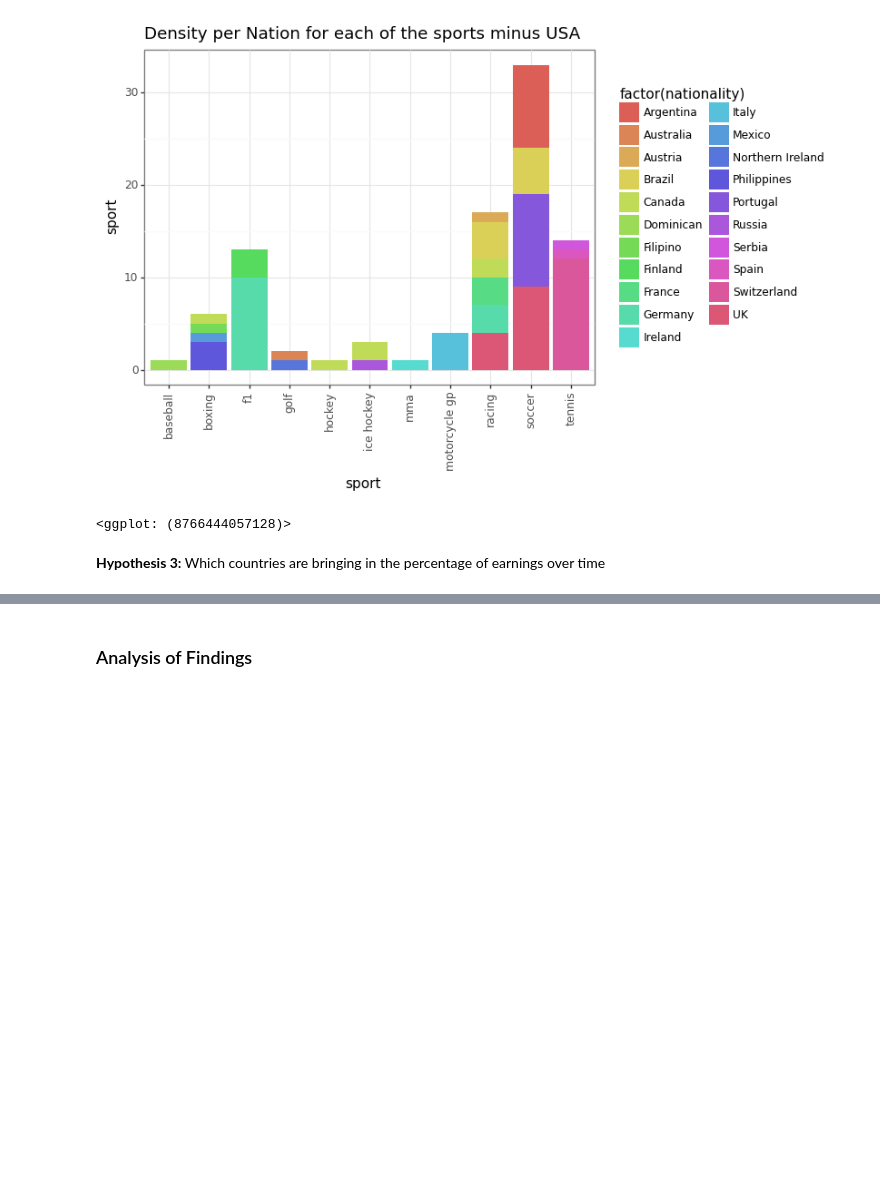
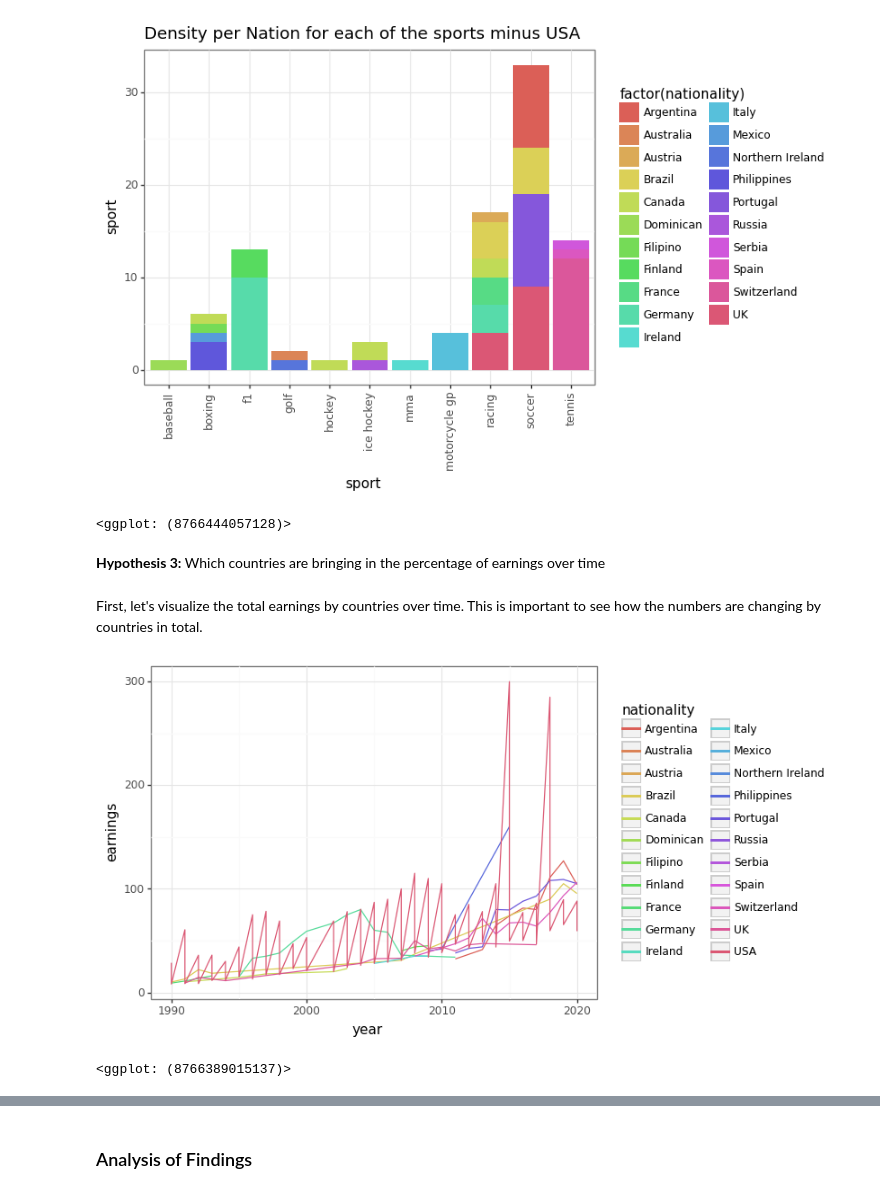
Before and after one commit to zoeshenrw/databootcamp-midterm, a Jupyter notebook: Nathan_Portion.ipynb, the cells around one changed output, grey strips where cells are left out. Saved outputs shown, nothing was run; the diff lists cells and outputs as text; code cells hidden in the pictures; blank space fills up the shorter version.

```diff
--- a/Nathan_Portion.ipynb
+++ b/Nathan_Portion.ipynb
@@ -122,5 +122,12 @@ Now, let's get down to seeing the density by sports with America not in the mix.
 # %% [markdown]
 <b>Hypothesis 3:</b>
 Which countries are bringing in the percentage of earnings over time
+# %% [markdown]
+First, let's visualize the total earnings by countries over time. This is important to see how the numbers are changing by countries in total.
 # %%
-# graph for earnings by country over time
+(ggplot(data=df, mapping=aes(x='year', y='earnings', color='nationality'))+
+ geom_line()+
+ theme_bw())
+# %% [output]
+[figure, added]
+<ggplot: (8766389015137)>
```
Also changed, not shown: parts of 10 cells of this notebook.
